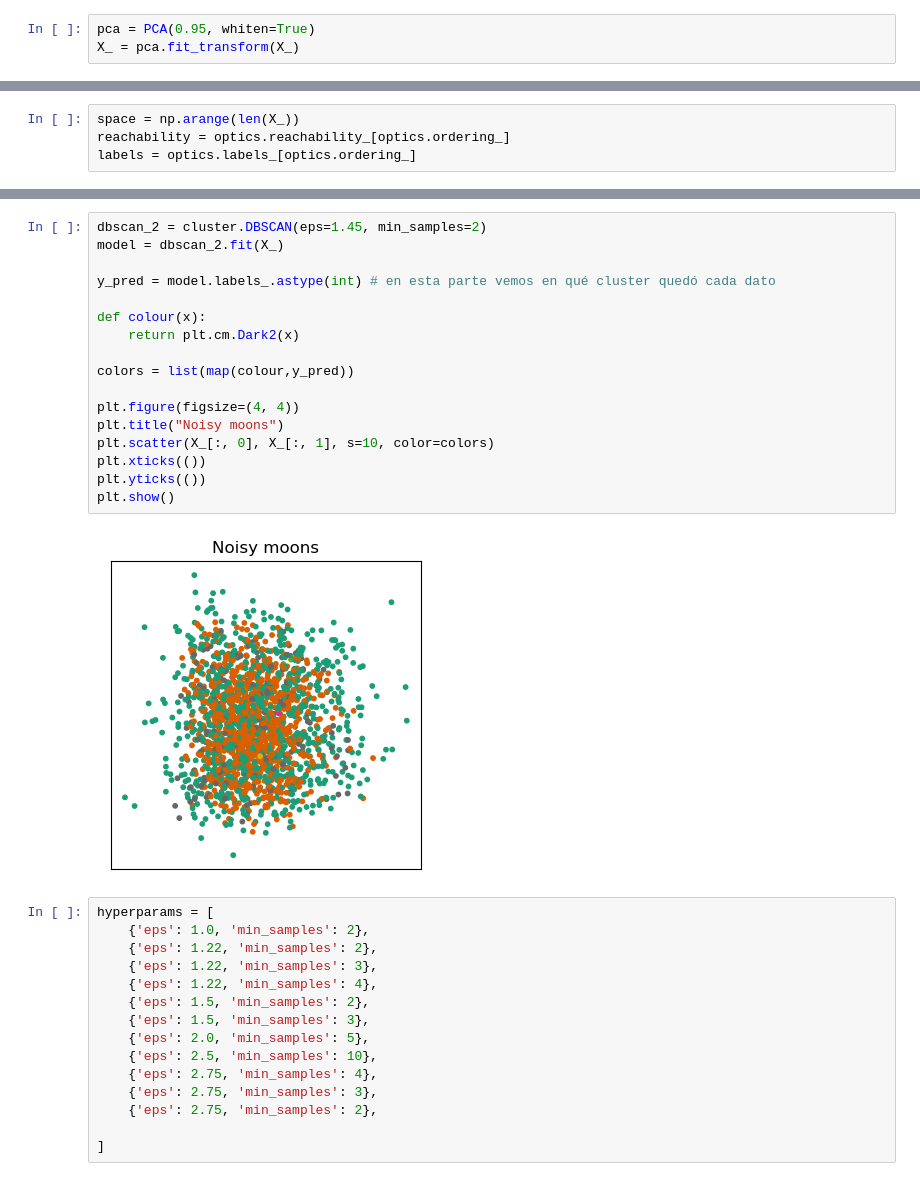
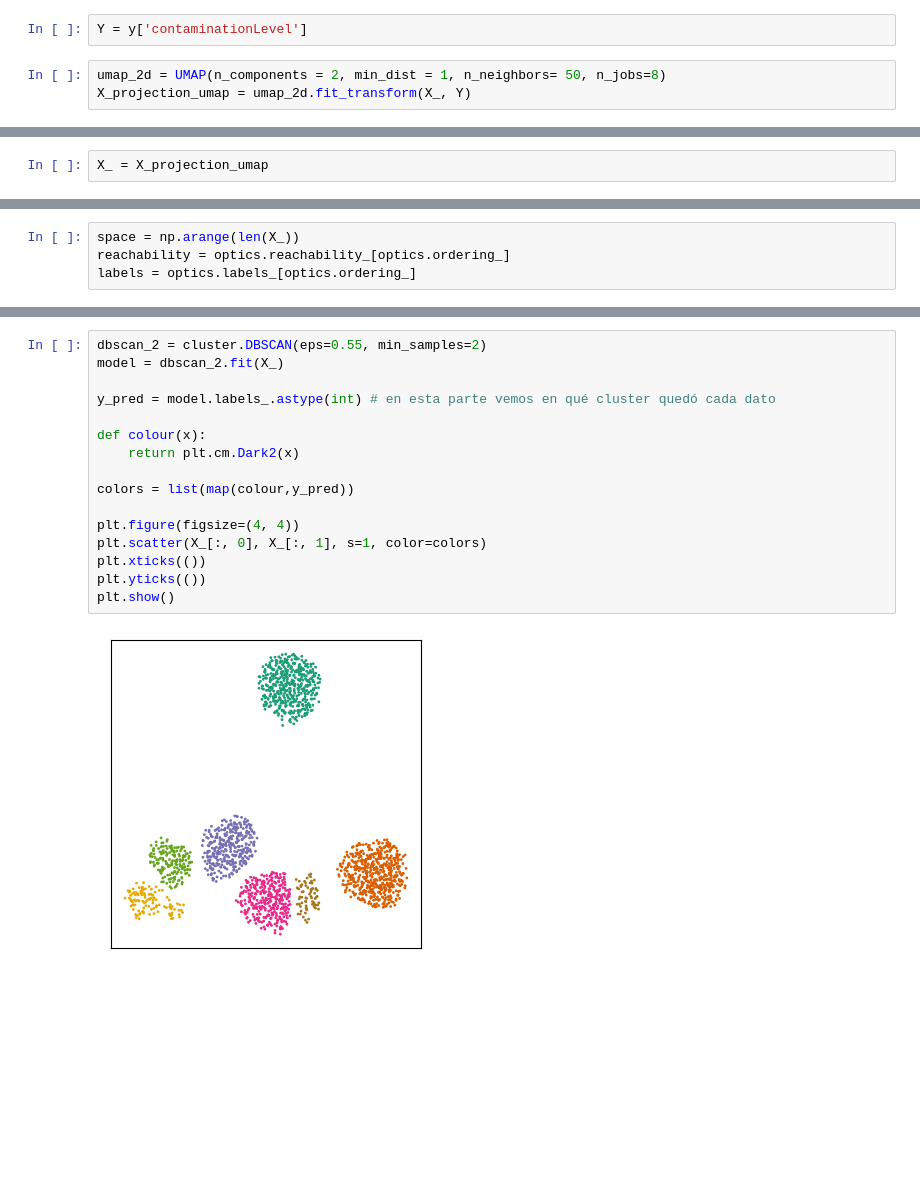
Before and after one commit to pedrozavalat/WaterSafeProject, a Jupyter notebook: clustering/clusteringWaterSafe_DBSCAN_OPTICS.ipynb, the cells around one changed output, grey strips where cells are left out. Drawn from its saved outputs; the diff is of its cells as text; blank space fills up the shorter version.

Commit message:
add UMAP for DBSCAN

```diff
--- a/clustering/clusteringWaterSafe_DBSCAN_OPTICS.ipynb
+++ b/clustering/clusteringWaterSafe_DBSCAN_OPTICS.ipynb
@@ -334,6 +341,8 @@ plt.scatter(X_[:, 0], X_[:, 1], s=2)
 plt.show()
 # %% [output]
 [figure]
-# %%
-pca = PCA(0.95, whiten=True)
-X_ = pca.fit_transform(X_)
+# %%
+Y = y['contaminationLevel']
+# %%
+umap_2d = UMAP(n_components = 2, min_dist = 1, n_neighbors= 50, n_jobs=8)
+X_projection_umap = umap_2d.fit_transform(X_, Y)
@@ -340,2 +382,4 @@ X_ = pca.fit_transform(X_)
+# %%
+X_ = X_projection_umap
 # %%
 # Kdist para minPts = 5
@@ -413,34 +457,18 @@ plt.show()
 # %%
-dbscan_2 = cluster.DBSCAN(eps=1.45, min_samples=2)
+dbscan_2 = cluster.DBSCAN(eps=0.55, min_samples=2)
 model = dbscan_2.fit(X_)
 
 y_pred = model.labels_.astype(int) # en esta parte vemos en qué cluster quedó cada dato
 
 def colour(x):
     return plt.cm.Dark2(x)
 
 colors = list(map(colour,y_pred))
 
 plt.figure(figsize=(4, 4))
-plt.title("Noisy moons")
-plt.scatter(X_[:, 0], X_[:, 1], s=10, color=colors)
+plt.scatter(X_[:, 0], X_[:, 1], s=1, color=colors)
 plt.xticks(())
 plt.yticks(())
 plt.show()
 # %% [output]
-[figure, old version]
+[figure, new version]
-# %%
-hyperparams = [
-    {'eps': 1.0, 'min_samples': 2},
-    {'eps': 1.22, 'min_samples': 2},
-    {'eps': 1.22, 'min_samples': 3},
-    {'eps': 1.22, 'min_samples': 4},
-    {'eps': 1.5, 'min_samples': 2},
-    {'eps': 1.5, 'min_samples': 3},
-    {'eps': 2.0, 'min_samples': 5},
-    {'eps': 2.5, 'min_samples': 10},
-    {'eps': 2.75, 'min_samples': 4},
-    {'eps': 2.75, 'min_samples': 3},
-    {'eps': 2.75, 'min_samples': 2},
-
-]
```
Also changed, not shown: parts of 13 cells of this notebook, 1 other file.
